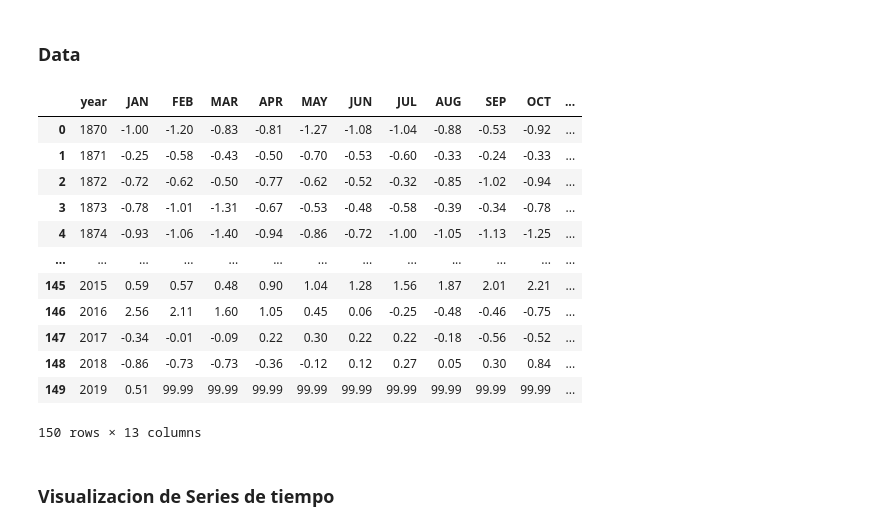
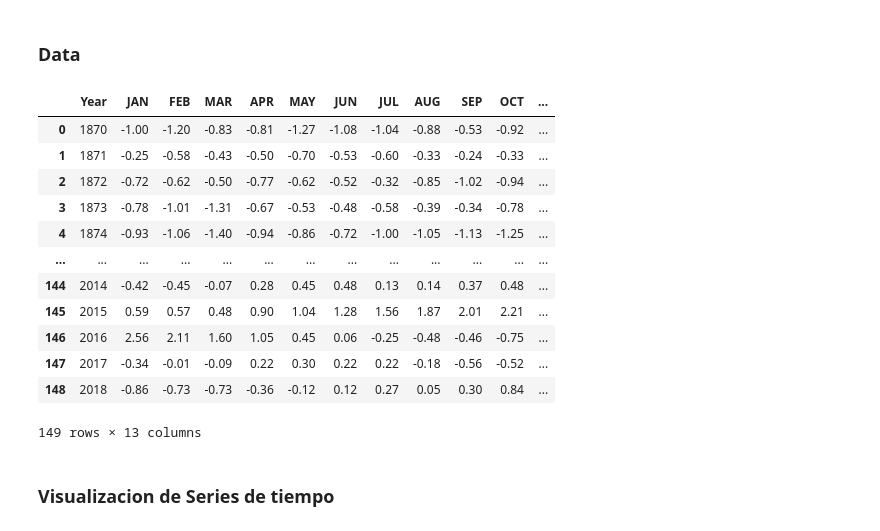
Before and after one commit to CastroMaster10/ENSO-Persistence-analysis, a Jupyter notebook: main.ipynb, the cells around one changed output. Drawn from its saved outputs; the diff is of its cells as text; code cells hidden in the pictures.

```diff
--- a/main.ipynb
+++ b/main.ipynb
@@ -21,22 +24,23 @@ plt.rcParams.update(plt.rcParamsDefault)
 # %% [markdown]
 ### Data
 # %%
-headers=['year','JAN','FEB','MAR','APR','MAY','JUN','JUL','AUG','SEP','OCT','NOV','DEC']
+headers=['Year','JAN','FEB','MAR','APR','MAY','JUN','JUL','AUG','SEP','OCT','NOV','DEC']
 datos= pd.read_fwf('nino34.long.anom.data.txt', names=headers)
+datos = datos.drop(datos.index[-1])
 datos
 # %% [output]
-|  | year | JAN | FEB | MAR | APR | MAY | JUN | JUL | AUG | SEP | OCT | ... |
+|  | Year | JAN | FEB | MAR | APR | MAY | JUN | JUL | AUG | SEP | OCT | ... |
 | 0 | 1870 | -1.00 | -1.20 | -0.83 | -0.81 | -1.27 | -1.08 | -1.04 | -0.88 | -0.53 | -0.92 | ... |
 | 1 | 1871 | -0.25 | -0.58 | -0.43 | -0.50 | -0.70 | -0.53 | -0.60 | -0.33 | -0.24 | -0.33 | ... |
 | 2 | 1872 | -0.72 | -0.62 | -0.50 | -0.77 | -0.62 | -0.52 | -0.32 | -0.85 | -1.02 | -0.94 | ... |
 | 3 | 1873 | -0.78 | -1.01 | -1.31 | -0.67 | -0.53 | -0.48 | -0.58 | -0.39 | -0.34 | -0.78 | ... |
 | 4 | 1874 | -0.93 | -1.06 | -1.40 | -0.94 | -0.86 | -0.72 | -1.00 | -1.05 | -1.13 | -1.25 | ... |
 | ... | ... | ... | ... | ... | ... | ... | ... | ... | ... | ... | ... | ... |
+| 144 | 2014 | -0.42 | -0.45 | -0.07 | 0.28 | 0.45 | 0.48 | 0.13 | 0.14 | 0.37 | 0.48 | ... |
 | 145 | 2015 | 0.59 | 0.57 | 0.48 | 0.90 | 1.04 | 1.28 | 1.56 | 1.87 | 2.01 | 2.21 | ... |
 | 146 | 2016 | 2.56 | 2.11 | 1.60 | 1.05 | 0.45 | 0.06 | -0.25 | -0.48 | -0.46 | -0.75 | ... |
 | 147 | 2017 | -0.34 | -0.01 | -0.09 | 0.22 | 0.30 | 0.22 | 0.22 | -0.18 | -0.56 | -0.52 | ... |
 | 148 | 2018 | -0.86 | -0.73 | -0.73 | -0.36 | -0.12 | 0.12 | 0.27 | 0.05 | 0.30 | 0.84 | ... |
-| 149 | 2019 | 0.51 | 99.99 | 99.99 | 99.99 | 99.99 | 99.99 | 99.99 | 99.99 | 99.99 | 99.99 | ... |
-150 rows × 13 columns
+149 rows × 13 columns
 # %% [markdown]
 ### Visualizacion de Series de tiempo
```
Also changed, not shown: parts of 2 cells of this notebook.
